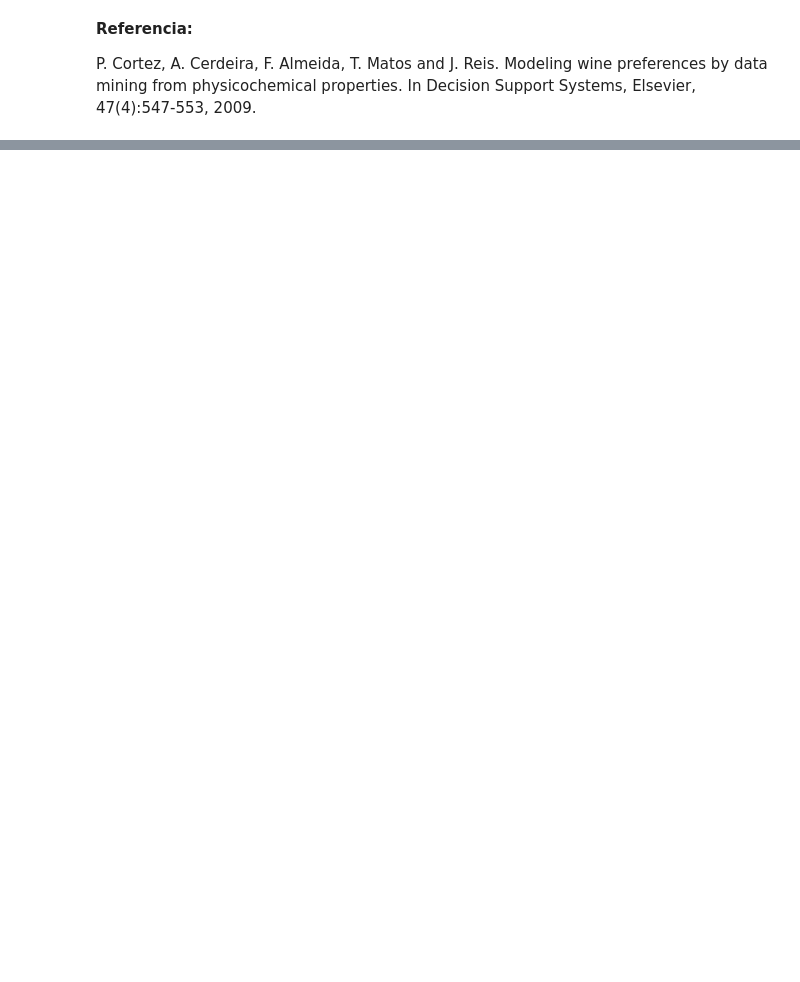
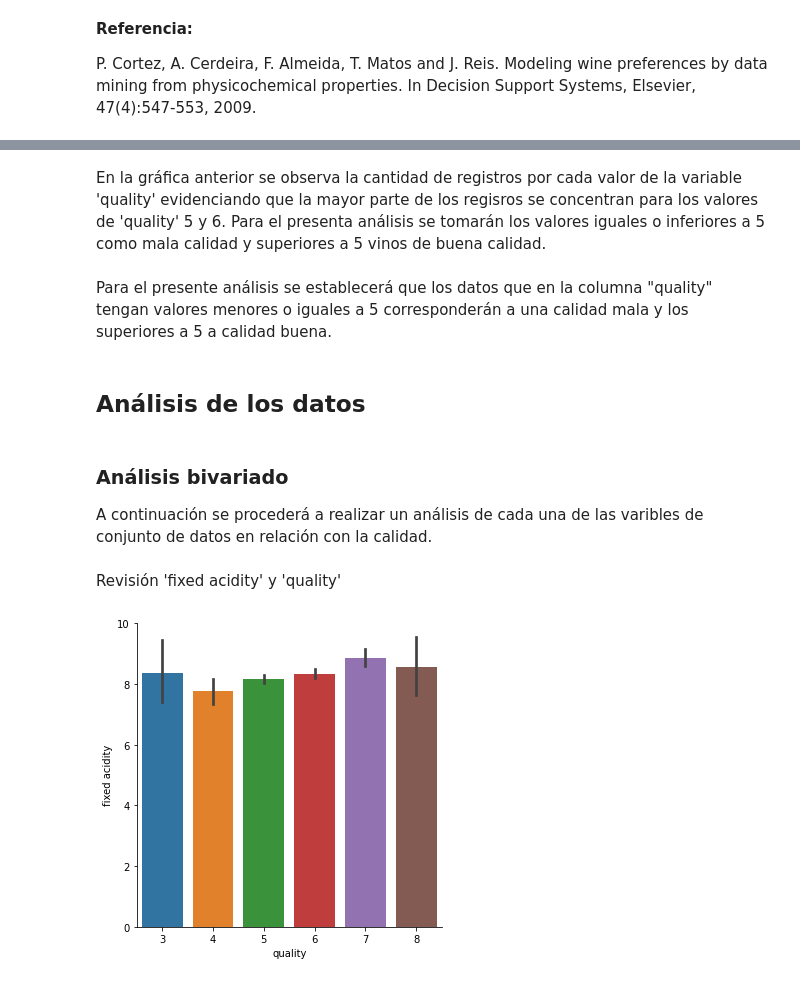
Before and after one commit to lpajarof/redwine, a Jupyter notebook: Practica2.ipynb, the cells around one changed output, grey strips where cells are left out. Saved outputs shown, nothing was run; the diff lists cells and outputs as text; code cells hidden in the pictures; blank space fills up the shorter version.

```diff
--- a/Practica2.ipynb
+++ b/Practica2.ipynb
@@ -47,0 +133,18 @@ Modeling wine preferences by data mining from physicochemical properties. In Dec
+# %% [markdown]
+En la gráfica anterior se observa la cantidad de registros por cada valor de la variable 'quality' evidenciando que la mayor parte de los regisros se concentran para los valores de 'quality' 5 y 6.  Para el presenta análisis se tomarán los valores iguales o inferiores a 5 como mala calidad y superiores a 5 vinos de buena calidad.
+# %% [markdown]
+Para el presente análisis se establecerá que los datos que en la columna "quality" tengan valores menores o iguales a 5 corresponderán a una calidad mala y los superiores a 5 a calidad buena.
+# %% [markdown]
+## Análisis de los datos
+# %% [markdown]
+
+### Análisis bivariado
+
+A continuación se procederá a realizar un análisis de cada una de las varibles de conjunto de datos en relación con la calidad.
+# %% [markdown]
+Revisión 'fixed acidity' y 'quality'
+# %%
+sns.catplot(x='quality', y = 'fixed acidity', data = datos_vino,kind='bar')
+plt.show()
+# %% [output]
+[figure, added]
```
Also changed, not shown: parts of 70 cells of this notebook.
